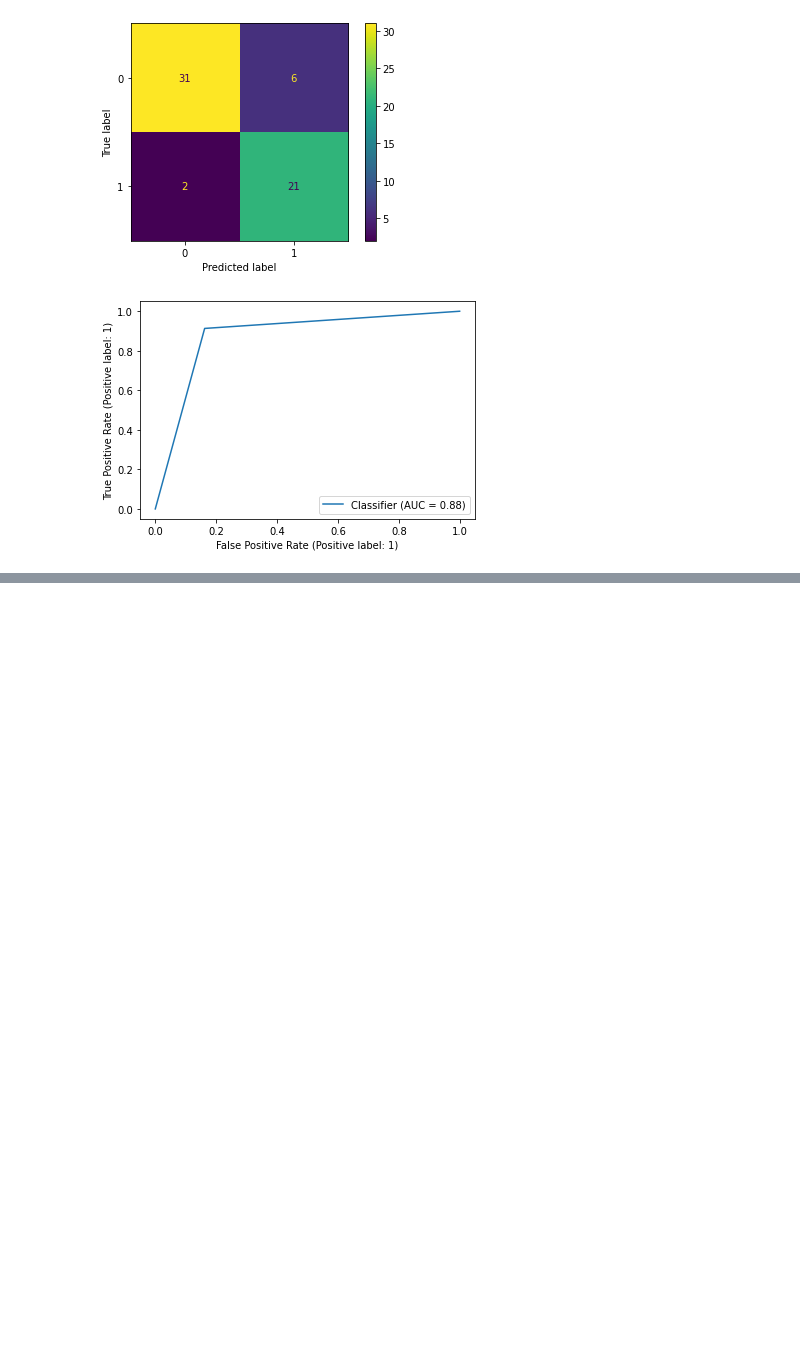
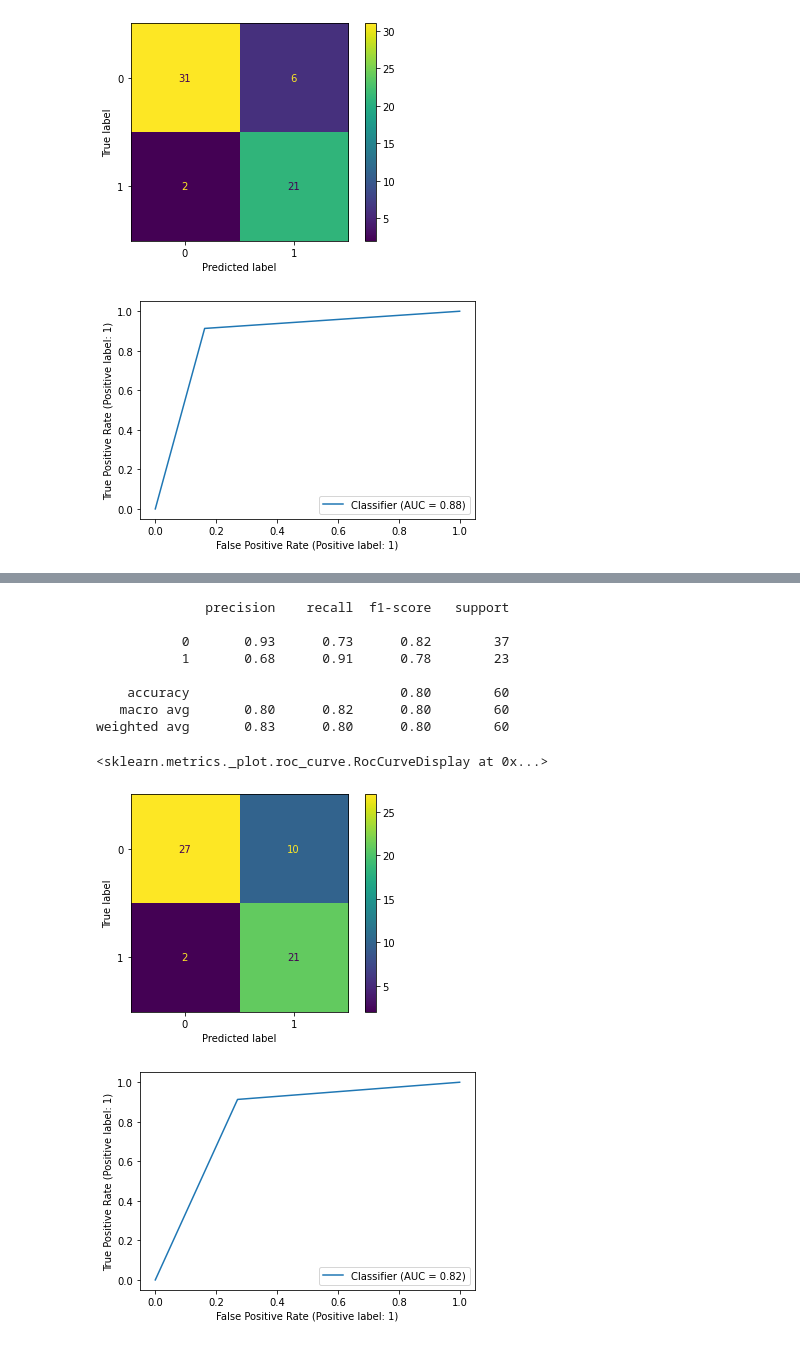
Before and after one commit to balaji-2k1/heart_disease_prediction, a Jupyter notebook: heart_disease_prediction.ipynb, the cells around one changed output, grey strips where cells are left out. Drawn from its saved outputs; the diff is of its cells as text; code cells hidden in the pictures; blank space fills up the shorter version.

```diff
--- a/heart_disease_prediction.ipynb
+++ b/heart_disease_prediction.ipynb
@@ -145,0 +200,27 @@ RocCurveDisplay.from_predictions(y_test,y_pred)
+# %%
+#Random Forest with lda
+#guess not good
+from sklearn.ensemble import RandomForestClassifier
+
+classifier = RandomForestClassifier(n_estimators=100,random_state=2022)
+classifier.fit(x_train_lda,y_train)
+y_pred=classifier.predict(x_test_lda)
+
+matrix_plot=confusion_matrix(y_test, y_pred, labels=classifier.classes_)
+disp = ConfusionMatrixDisplay(confusion_matrix=matrix_plot,
+                             display_labels=classifier.classes_)
+disp.plot()
+print(classification_report(y_test, y_pred))
+RocCurveDisplay.from_predictions(y_test,y_pred)
+# %% [output]
+              precision    recall  f1-score   support
+
+           0       0.93      0.73      0.82        37
+           1       0.68      0.91      0.78        23
+
+    accuracy                           0.80        60
+   macro avg       0.80      0.82      0.80        60
+weighted avg       0.83      0.80      0.80        60
+<sklearn.metrics._plot.roc_curve.RocCurveDisplay at 0x...>
+[figure, added]
+[figure, added]
```
Also changed, not shown: parts of 9 cells of this notebook.
